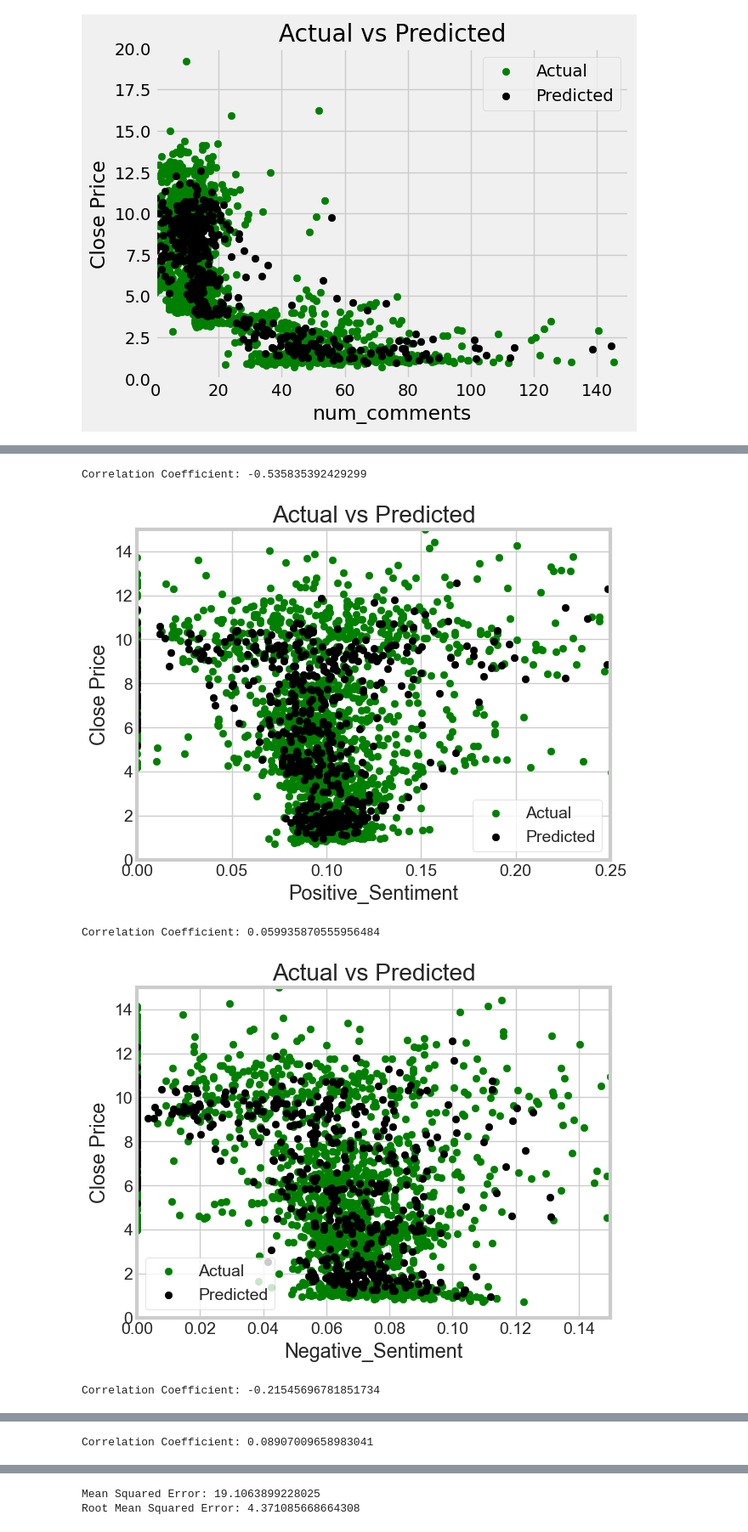
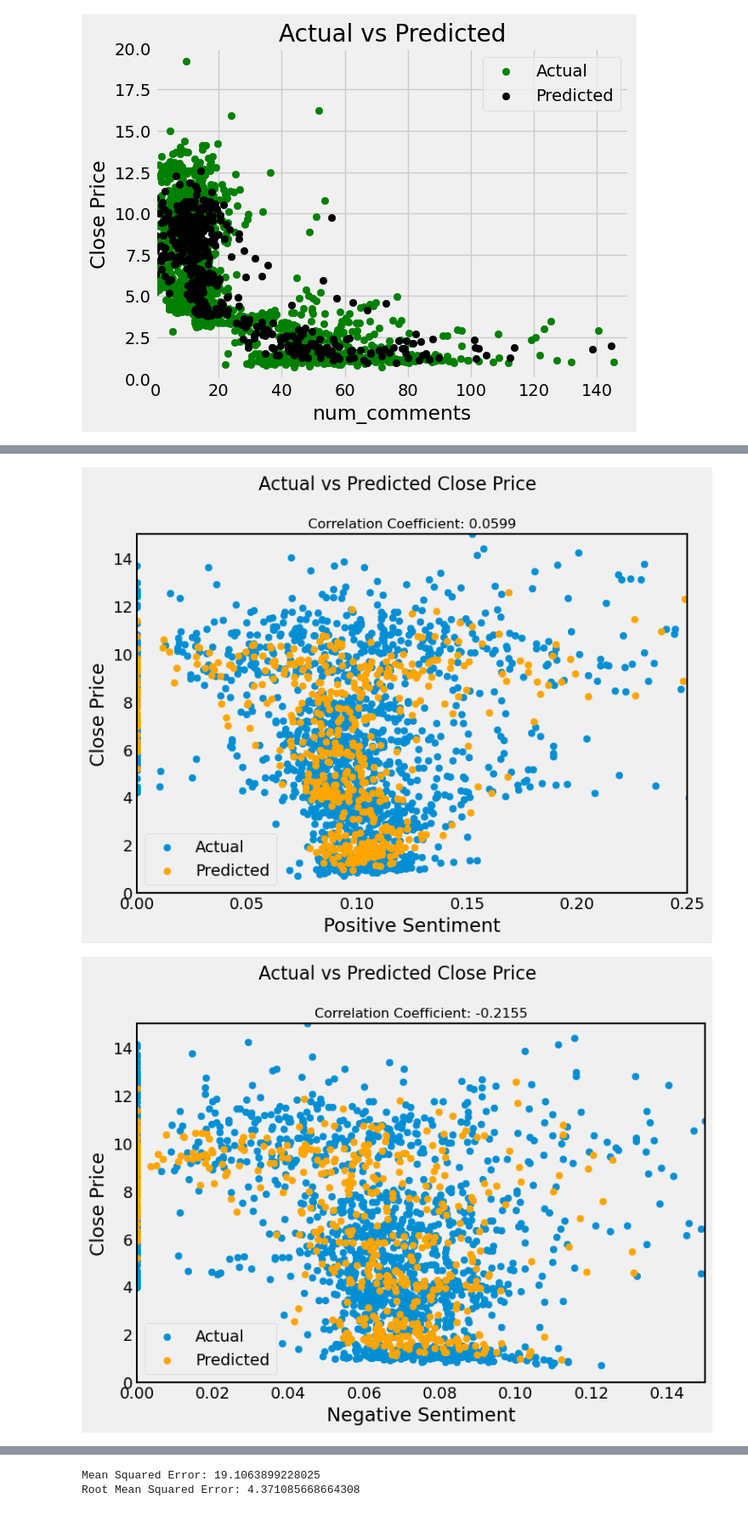
Before and after one commit to JKelly423/SqueezeNet, a Jupyter notebook: src/network.ipynb, the cells around one changed output, grey strips where cells are left out. Shown at 85% size. Saved outputs shown, nothing was run; the diff lists cells and outputs as text; code cells hidden in the pictures.

```diff
--- a/src/network.ipynb
+++ b/src/network.ipynb
@@ -220,6 +227,7 @@ Variable: Negative_Sentiment   Importance: 0.04
 # %% [markdown]
 #### Plot the feature importances
 # %%
+fig = plt.figure(figsize=(8, 6))
 # list of x locations for plotting
 x_values = list(range(len(importances)))
 # Make a bar chart
@@ -227,5 +235,16 @@ plt.bar(x_values, importances, orientation = 'vertical')
 # Tick labels for x axis
 plt.xticks(x_values, feature_list, rotation='vertical')
 # Axis labels and title
-plt.ylabel('Importance'); plt.xlabel('Feature'); plt.title('Feature Importances');
+plt.ylabel('Importance')
+plt.xlabel('Feature')
+plt.title('Feature Importances in Relation to Closing Price')
+plt.xticks(rotation = 45)
+
+filename = "Feature Importances in Relation to Closing Price".replace(" ", "_") + '.png'
+
+# remove gridlines from figure
+ax = fig.gca()
+ax.grid(False)
+
+plt.savefig(f'../data/visualizations/{filename}', bbox_inches='tight')
 # %% [output]
@@ -249,6 +268,7 @@ plt.show()
 # %% [output]
 [figure]
 # %%
+
 limits = {
           'score': [0,110],
           'num_comments': [0,100],
@@ -260,18 +280,48 @@ limits = {
 
 for feature in feature_list:
 
-
-    plt.scatter(train_features[:,feature_list.index(feature)], train_labels, color='g')
-    plt.scatter(test_features[:, feature_list.index(feature)], predictions, color='k')
+    fig = plt.figure(figsize=(8,6))
+    plt.rcParams["figure.figsize"] = [8, 6]
+    plt.rcParams["figure.autolayout"] = True
+    plt.rcParams["axes.edgecolor"] = "black"
+    plt.rcParams["axes.linewidth"] = 1.50
+    plt.rcParams['axes.spines.top'] = True
+    plt.rcParams['axes.spines.bottom'] = True
+    plt.rcParams['axes.spines.left'] = True
+    plt.rcParams['axes.spines.right'] = True
+    plt.scatter(train_features[:,feature_list.index(feature)], train_labels, color='C0')
+    plt.scatter(test_features[:, feature_list.index(feature)], predictions, color='orange')
     # find the r value for these scatter plots
     r = np.corrcoef(train_features[:,feature_list.index(feature)], train_labels)
 
-    plt.xlabel(feature)
+
     plt.ylabel('Close Price')
-    plt.title('Actual vs Predicted')
+    title = 'Actual vs Predicted Close Price'
+    suptit = plt.suptitle(title, fontsize=16)
+
     plt.legend(['Actual', 'Predicted'])
+
     plt.ylim(0,15)
     plt.xlim(limits[feature])
-    plt.show()
-    print(f'Correlation Coefficient: {r[0][1]}')
+
+    if feature == 'score':
+        feature = 'Score'
+    elif feature == 'num_comments':
+        feature = 'Number of Comments'
+    else:
+        feature = feature.replace('_', ' ')
+
+    plt.xlabel(feature)
+    tit = plt.title(f"Correlation Coefficient: {round(r[0][1],4)}", fontsize=12)
+
+    filename = f'{title} ({feature})'.replace(" ", "_") + '.png'
+    #plt.show()
+
+    # add border to figure
+
+    # remove gridlines from figure
+    ax = fig.gca()
+    ax.grid(False)
+
+    plt.savefig(f'../data/visualizations/{filename}', bbox_inches="tight")
 # %% [output]
@@ -281,5 +330,2 @@ Correlation Coefficient: -0.34547863862433753
-Correlation Coefficient: -0.535835392429299
-[figure, old version]
+[figure, new version]
-Correlation Coefficient: 0.059935870555956484
-[figure, old version]
+[figure, new version]
-Correlation Coefficient: -0.21545696781851734
@@ -287 +332,0 @@ Correlation Coefficient: -0.21545696781851734
-Correlation Coefficient: 0.08907009658983041
```
Also changed, not shown: parts of 9 cells of this notebook, 30 other files.
